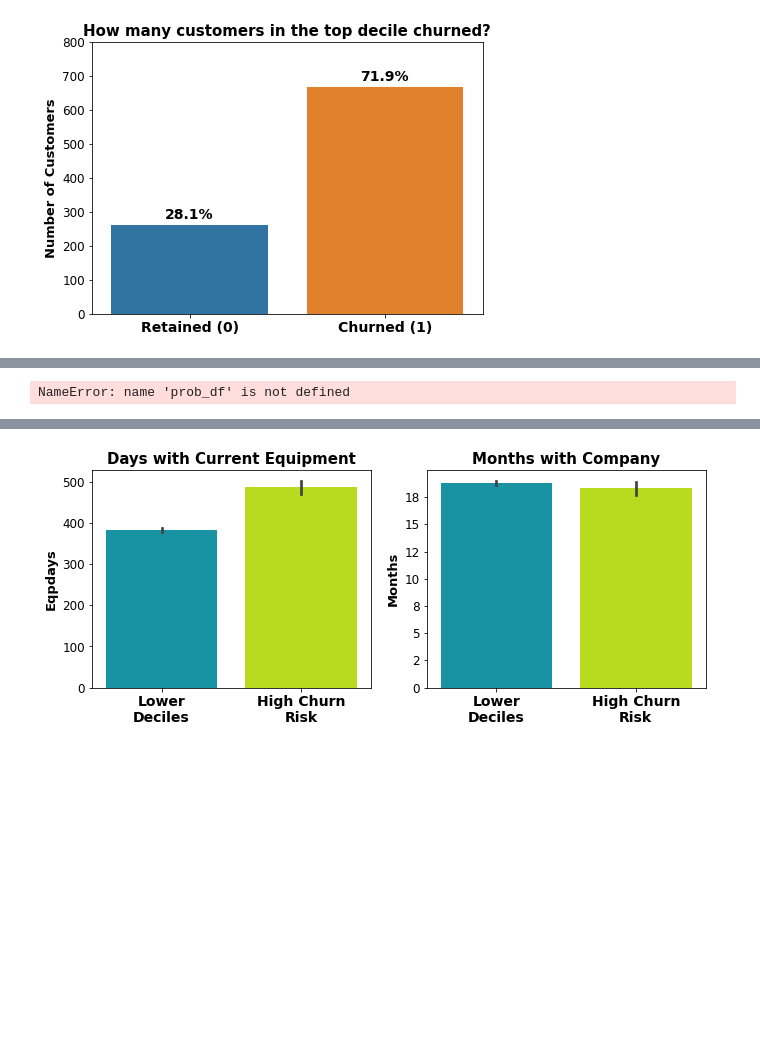
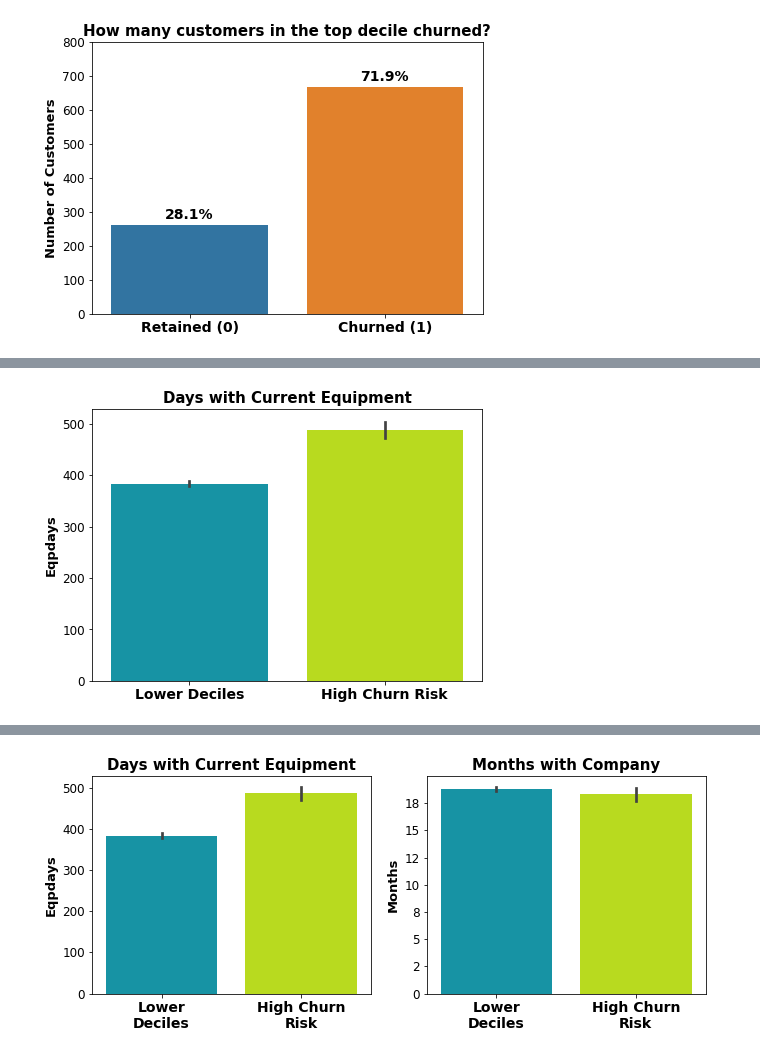
Before and after one commit to zero731/customer_churn_blog, a Jupyter notebook: Customer_churn_analysis_Final.ipynb, the cells around one changed output, grey strips where cells are left out. Drawn from its saved outputs; the diff is of its cells as text; code cells hidden in the pictures; blank space fills up the shorter version.

Commit message:
Add function for bar plots comparing decile groups

```diff
--- a/Customer_churn_analysis_Final.ipynb
+++ b/Customer_churn_analysis_Final.ipynb
@@ -251,6 +260,27 @@ def plot_feat_importance(clf, feature_names, num_feat=10, model_title=''):
     plt.show()
 
     return fig
+# %%
+def plot_dec_bars(data, feature, ax_title,
+                  save=False):
+
+    fig, ax = plt.subplots(figsize=(7,5))
+    sns.barplot(data=prob_df, x='top_dec', y=feature, palette='nipy_spectral')
+    ax.set_xticklabels(['Lower Deciles', 'High Churn Risk'],
+                       fontsize=14,
+                       fontweight='bold')
+    y_labels = ['{:,.0f}'.format(x) for x in ax.get_yticks()]
+    ax.set_yticklabels(y_labels,
+                       fontsize=12)
+    ax.set_xlabel('')
+    ax.set_ylabel(feature,
+                  fontsize=13,
+                  fontweight='bold')
+    ax.set_title(ax_title,
+                 fontdict={'fontsize':15,
+                          'fontweight':'bold'});
+    if save:
+        plt.savefig('Figures/'+ feature +'_bar', bbox_inches = "tight")
 # %% [markdown]
 ## Explore
 # %%
@@ -849,3 +807,24 @@ Length: 10000, dtype: float64
+# %%
+## Get a Pandas Series that contains the predicted likelihood
+  ## (probability) that each customer in the test set would churn
+churn_probs = []
+for obsv in rf.predict_proba(X_test_tf):
+    churn_probs.append(obsv[1])
+churn_probs = pd.Series(data=churn_probs)
+
+## Reset the index of y_test set
+y_test_ri = y_test.reset_index(drop=True)
+
+## Create a new DataFrame that includes our predictors (X) from the
+  ## test set, our target (y) from the test set, and the probability
+  ## of churn output by the model for each customer
+prob_df = X_test.copy().reset_index(drop=True)
+prob_df['Churn'] = y_test_ri
+prob_df['churn_prob'] = churn_probs
+
+## Split the test set into deciles based on predicted churn probability
+prob_df['decile_rank'] = pd.qcut(prob_df['churn_prob'],
+                                 10, labels=False)
 # %%
 ## Slice out highest churn probability decile
 high_prob_dec = prob_df.loc[prob_df['decile_rank']==9]
@@ -937,7 +916,7 @@ prob_df.head()
 | 2 | 240.00 | 59.9900 | 0.78 | 90.00 | 0.000000 | 3.666667 | 1.333333 | 15.000000 | 0.000000 | 13.666667 | ... |
 | 3 | 667.00 | 69.9900 | 0.00 | -150.00 | 1.333333 | 16.666667 | 6.000000 | 44.666667 | 0.000000 | 65.666667 | ... |
 | 4 | 0.00 | 23.2225 | 0.00 | 0.00 | 0.000000 | 0.000000 | 0.000000 | 0.000000 | 0.000000 | 0.000000 | ... |
-# %%
-sns.barplot(data=prob_df, x='top_dec', y='Eqpdays', palette='nipy_spectral');
-# %% [output]
-NameError: name 'prob_df' is not defined
+# %%
+plot_dec_bars(prob_df, 'Eqpdays', 'Days with Current Equipment')
+# %% [output]
+[figure, added]
```
Also changed, not shown: parts of 29 cells of this notebook, 1 other file.
